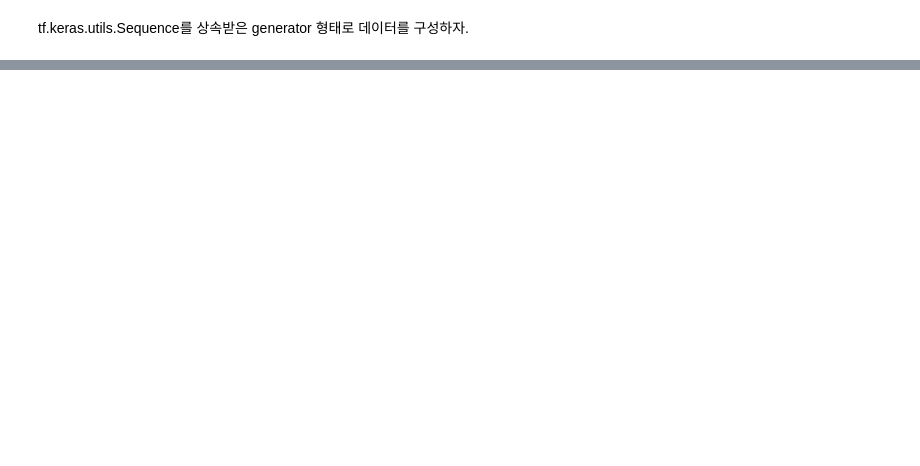
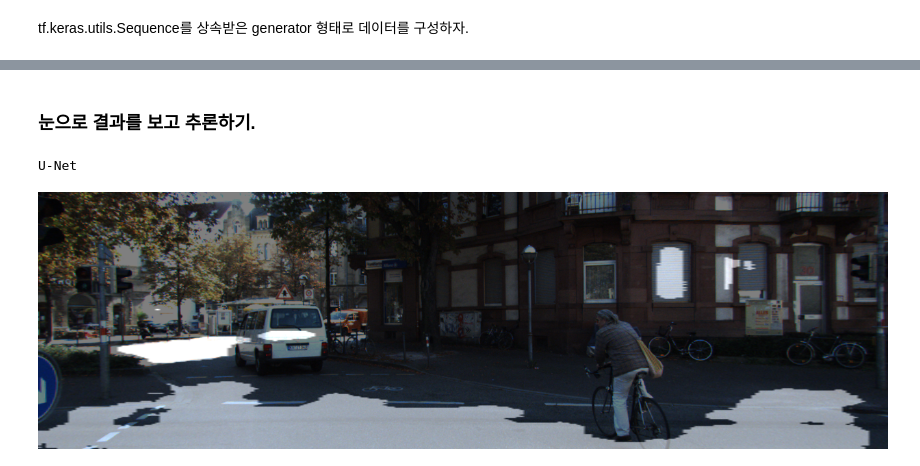
Before and after one commit to cowFarmer/AI_study, a Jupyter notebook: GoingDeeper/G10_make_segmentation_model/G10_make_segmentation_model.ipynb, the cells around one changed output, grey strips where cells are left out. Cells and saved outputs as stored; diff of their text form; code cells hidden in the pictures; blank space fills up the shorter version.

```diff
--- a/GoingDeeper/G10_make_segmentation_model/G10_make_segmentation_model.ipynb
+++ b/GoingDeeper/G10_make_segmentation_model/G10_make_segmentation_model.ipynb
@@ -258,6 +284,6 @@ def Unet_plus_model(input_shape=(224, 224, 3)):
     model = Model(inputs=inputs, outputs=Unet_plus_output)
     return model
 # %%
-model = Unet_plus_model(input_shape=(224, 224, 3))
-model.summary()
+unet_pp_model = build_unet_pp_model(input_shape=(224, 224, 3))
+unet_pp_model.summary()
 # %% [output]
@@ -268,0 +347,32 @@ TypeError: ignored
+# %%
+unet_model_path = '/content/drive/MyDrive/aiffel_dataset/GD10_semantic_segmenation/training/seg_model_unet.h5'
+unet_model = tf.keras.models.load_model(unet_model_path)
+# %%
+def get_output(model, preproc, image_path, output_path):
+    origin_img = imread(image_path)
+    data = {"image":origin_img}
+    processed = preproc(**data)
+    output = model(np.expand_dims(processed["image"]/255,axis=0))
+    output = (output[0].numpy()>0.5).astype(np.uint8).squeeze(-1)*255
+    # 여기 0.5 값을 변경하면 도로 인식 범위가 달라진다.
+    output = Image.fromarray(output)
+    background = Image.fromarray(origin_img).convert("RGBA")
+    output = output.resize((origin_img.shape[1], origin_img.shape[0])).convert('RGBA')
+    output = Image.blend(background, output, alpha=0.5)
+    output.show()
+    return output
+# %% [markdown]
+### 눈으로 결과를 보고 추론하기.
+# %%
+# i값을 바꾸면 테스트용 파일이 달라진다.
+i = 2
+print("U-Net")
+get_output(
+    unet_model,
+    test_preproc,
+    image_path = dir_path + f"/image_2/00{str(i).zfill(4)}_10.png",
+    output_path = dir_path + f"./result_{str(i).zfill(3)}.png"
+)
+# %% [output]
+U-Net
+[figure, added]
```
Also changed, not shown: parts of 19 cells of this notebook.
